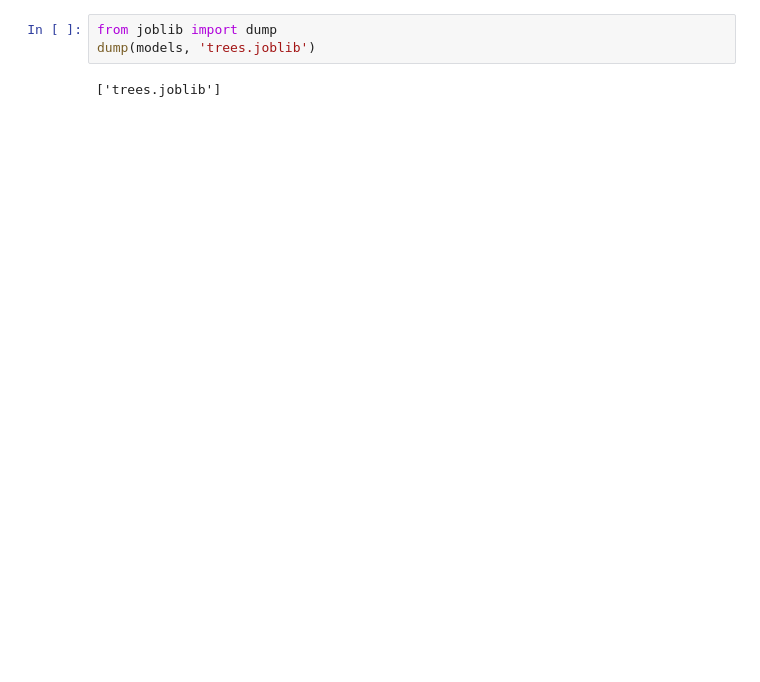
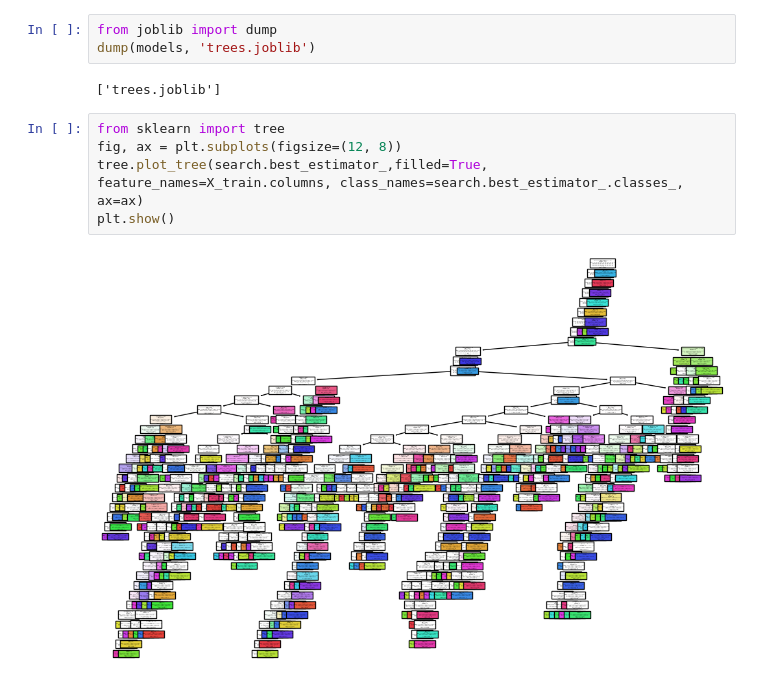
Before and after one commit to MATF-istrazivanje-podataka-1/2023_Data_Mining_Amazon_reviews_Dataset, a Jupyter notebook: models/classification/Decision Tree.ipynb, the cells around one changed output. Saved outputs shown, nothing was run; the diff lists cells and outputs as text; blank space fills up the shorter version.

Commit message:
decision tree graph

```diff
--- a/models/classification/Decision Tree.ipynb
+++ b/models/classification/Decision Tree.ipynb
@@ -201,3 +203,10 @@ from joblib import dump
 dump(models, 'trees.joblib')
 # %% [output]
 ['trees.joblib']
+# %%
+from sklearn import tree
+fig, ax = plt.subplots(figsize=(12, 8))
+tree.plot_tree(search.best_estimator_,filled=True, feature_names=X_train.columns, class_names=search.best_estimator_.classes_, ax=ax)
+plt.show()
+# %% [output]
+[figure, added]
```
Also changed, not shown: parts of 10 cells of this notebook, 4 other files.
